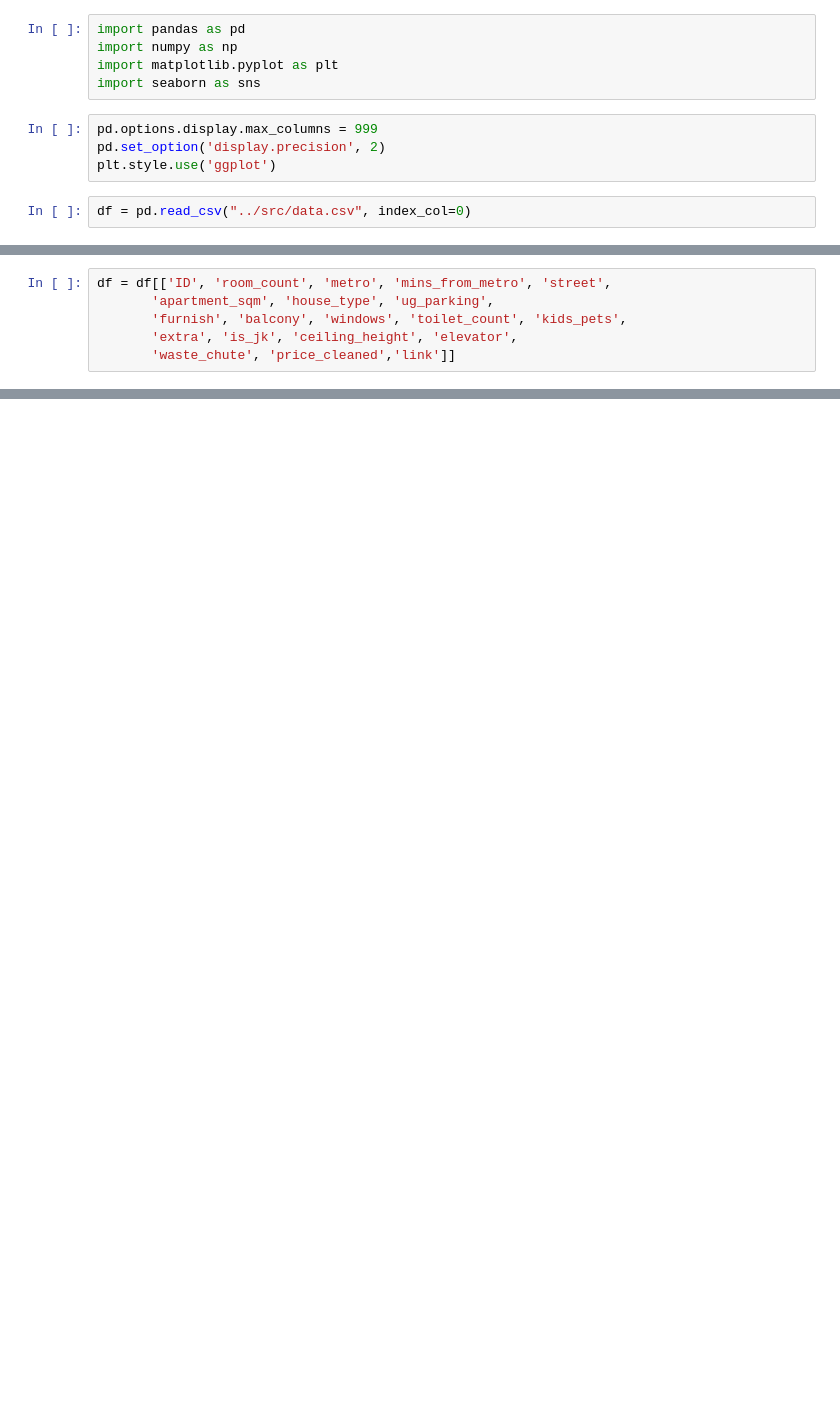
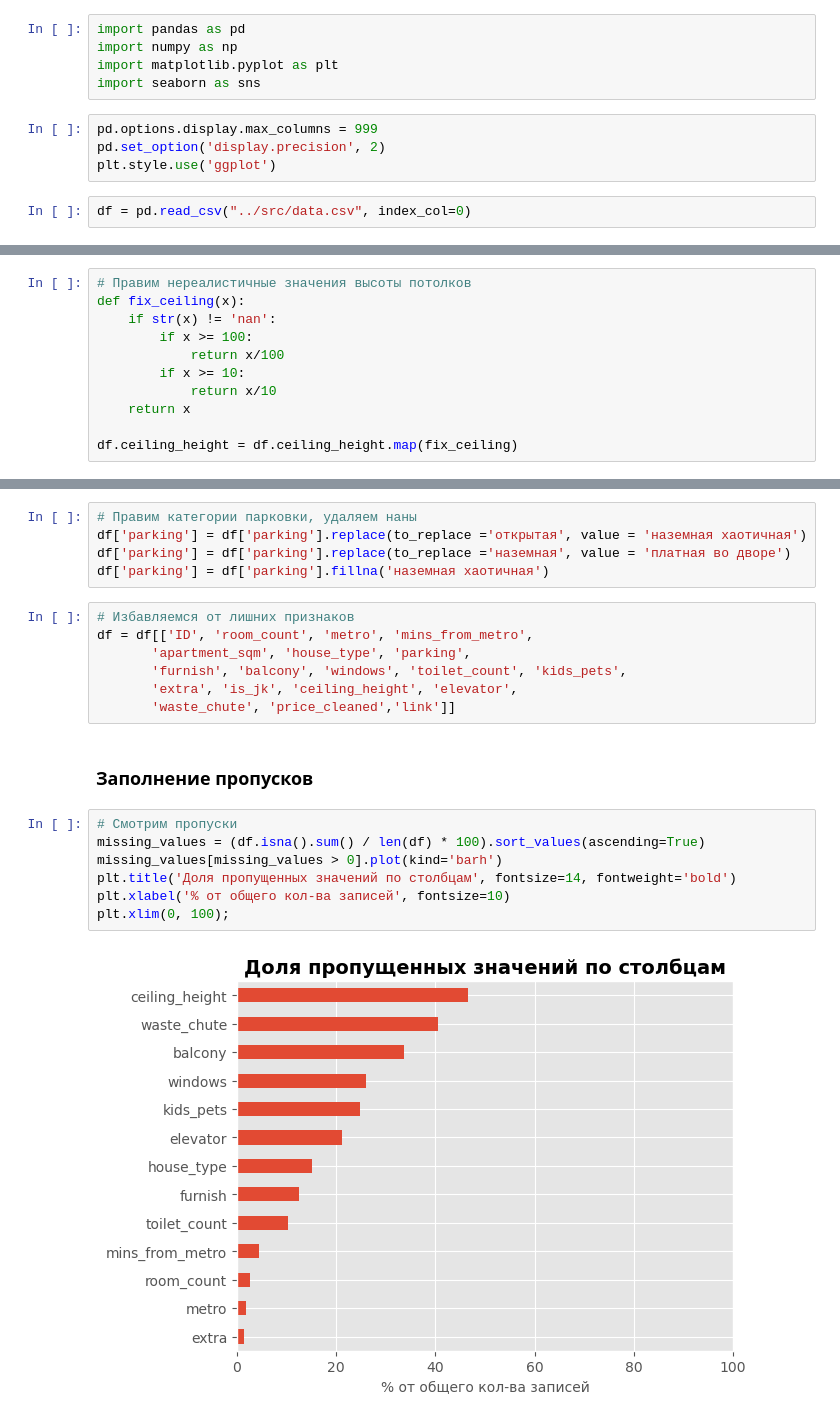
Before and after one commit to tumpaksewu/real-estate, a Jupyter notebook: notebooks/preprocessing.ipynb, the cells around one changed output, grey strips where cells are left out. Drawn from its saved outputs; the diff is of its cells as text; blank space fills up the shorter version.

Commit message:
release 2.0 — cleaned nans and renamed columns

```diff
--- a/notebooks/preprocessing.ipynb
+++ b/notebooks/preprocessing.ipynb
@@ -196,6 +13,0 @@ np.int64(8007)
-# %%
-df = df[['ID', 'room_count', 'metro', 'mins_from_metro', 'street',
-       'apartment_sqm', 'house_type', 'ug_parking',
-       'furnish', 'balcony', 'windows', 'toilet_count', 'kids_pets',
-       'extra', 'is_jk', 'ceiling_height', 'elevator',
-       'waste_chute', 'price_cleaned','link']]
@@ -228,0 +93,11 @@ plt.xlim(0, 100);
+# %%
+# Правим нереалистичные значения высоты потолков
+def fix_ceiling(x):
+    if str(x) != 'nan':
+        if x >= 100:
+            return x/100
+        if x >= 10:
+            return x/10
+    return x
+
+df.ceiling_height = df.ceiling_height.map(fix_ceiling)
@@ -228,0 +136,23 @@ plt.xlim(0, 100);
+# %%
+# Правим категории парковки, удаляем наны
+df['parking'] = df['parking'].replace(to_replace ='открытая', value = 'наземная хаотичная')
+df['parking'] = df['parking'].replace(to_replace ='наземная', value = 'платная во дворе')
+df['parking'] = df['parking'].fillna('наземная хаотичная')
+# %%
+# Избавляемся от лишних признаков
+df = df[['ID', 'room_count', 'metro', 'mins_from_metro',
+       'apartment_sqm', 'house_type', 'parking',
+       'furnish', 'balcony', 'windows', 'toilet_count', 'kids_pets',
+       'extra', 'is_jk', 'ceiling_height', 'elevator',
+       'waste_chute', 'price_cleaned','link']]
+# %% [markdown]
+### Заполнение пропусков
+# %%
+# Смотрим пропуски
+missing_values = (df.isna().sum() / len(df) * 100).sort_values(ascending=True)
+missing_values[missing_values > 0].plot(kind='barh')
+plt.title('Доля пропущенных значений по столбцам', fontsize=14, fontweight='bold')
+plt.xlabel('% от общего кол-ва записей', fontsize=10)
+plt.xlim(0, 100);
+# %% [output]
+[figure, added]
```
Also changed, not shown: parts of 60 cells of this notebook, 2 other files.
